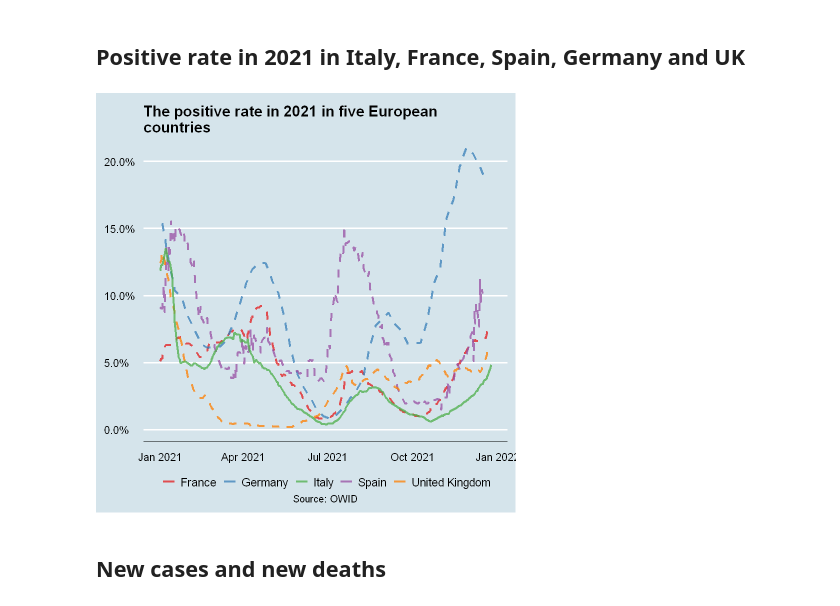
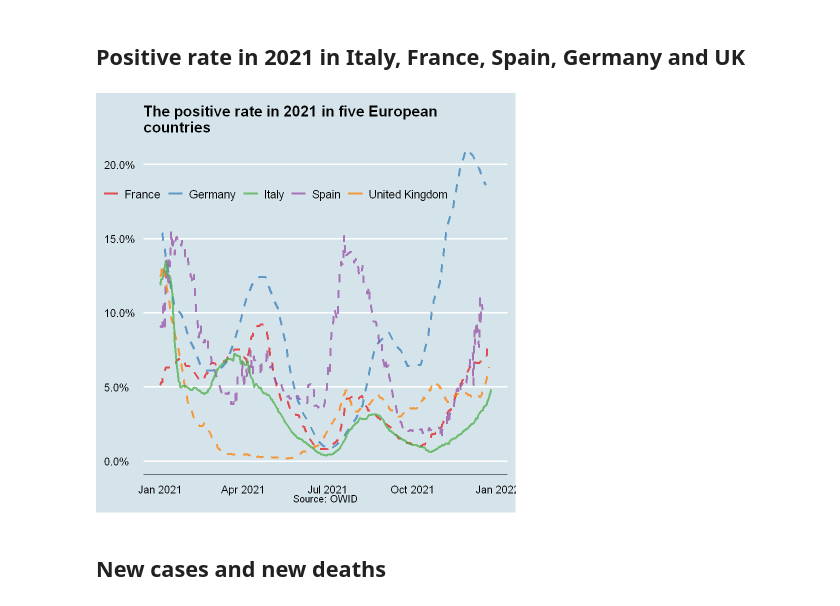
Before and after one commit to JacopoMalatesta/covid_cloud_database, a Jupyter notebook: 02 - Querying and visualizing the database with SQL and R.ipynb, the cells around one changed output. Cells and saved outputs as stored; diff of their text form; code cells hidden in the pictures.

Commit message:
Slightly changed some plots

```diff
--- a/02 - Querying and visualizing the database with SQL and R.ipynb
+++ b/02 - Querying and visualizing the database with SQL and R.ipynb
@@ -87,35 +88,37 @@ theme(title = element_text(size = 12),
 # %%
 query <- "SELECT location, date, positive_rate
           FROM covid
           WHERE location IN ('Italy', 'France', 'Spain', 'Germany', 'United Kingdom')
                 AND positive_rate IS NOT NULL
                 AND EXTRACT(YEAR FROM CAST(date AS DATE)) = 2021"
 
 dbGetQuery(conn = con, statement = query) %>%
-mutate(date = lubridate::ymd(date),
+mutate(date = ymd(date),
        is_italy = if_else(location == "Italy", TRUE, FALSE)) %>%
 ggplot(aes(x = date, y = positive_rate, colour = location, label = location)) +
 geom_line(aes(linetype = is_italy), size = 1.25, alpha = 0.75) +
 scale_linetype_manual(values = c("dashed", "solid"), guide = "none") +
 scale_y_continuous(labels = scales::percent) +
 theme_economist() +
 labs(title = "The positive rate in 2021 in five European\ncountries",
      caption = "Source: OWID") +
 theme(#text = element_text(family = "Rubik"),
       title = element_text(size = 12),
       legend.title = element_blank(),
       legend.text = element_text(size = 14),
-      legend.position = "bottom",
+      legend.key.size = unit(.75, 'cm'),
+      legend.position = c(.36, .825),
+      legend.direction = "horizontal",
       plot.caption = element_text(size = 12),
       axis.title.y = element_blank(),
       axis.ticks.y = element_blank(),
       axis.text.y = element_text(size = 13),
       axis.title.x = element_blank(),
       axis.ticks.x = element_blank(),
       axis.text.x = element_text(size = 13)) +
 scale_colour_brewer(palette = "Set1")
 # %% [output]
-[figure, old version]
+[figure, new version]
 # %% [markdown]
 ## New cases and new deaths
 # %%
```
Also changed, not shown: parts of 6 cells of this notebook.
